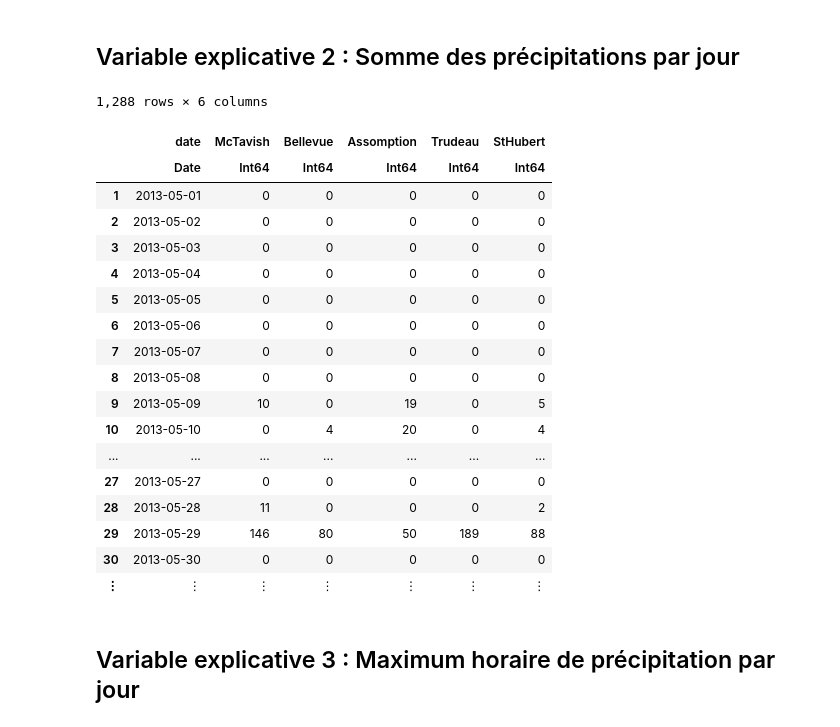
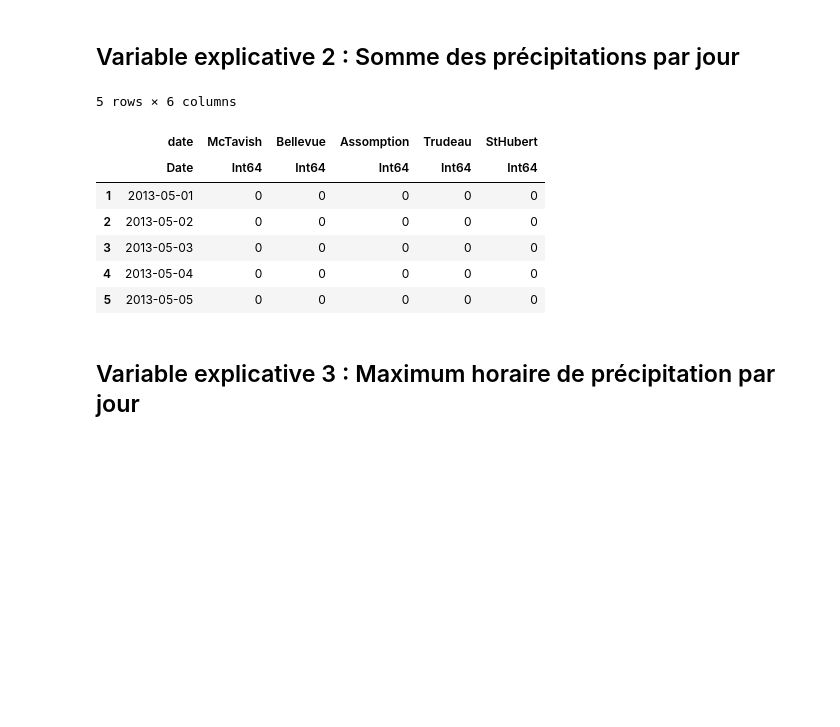
Before and after one commit to thien-ng/MTH3302, a Jupyter notebook: 0.74647_Naive Bayes SKLearn.ipynb, the cells around one changed output. Cells and saved outputs as stored; diff of their text form; code cells hidden in the pictures; blank space fills up the shorter version.

```diff
--- a/0.74647_Naive Bayes SKLearn.ipynb
+++ b/0.74647_Naive Bayes SKLearn.ipynb
@@ -134,29 +137,32 @@ df_ouvrage
 # %% [markdown]
 ## Variable explicative 2 : Somme des précipitations par jour
-# %%
-# Faire la somme des precipitations par rapport a la date
-pcp_sum = by(data_precipitations, :date,  McTavish = :McTavish=>sum, Bellevue = :Bellevue=>sum,
-           Assomption = :Assomption=>sum, Trudeau = :Trudeau=>sum, StHubert = :StHubert=>sum)
-# %% [output]
-1,288 rows × 6 columns
-|  | date | McTavish | Bellevue | Assomption | Trudeau | StHubert |
-|  | Date | Int64 | Int64 | Int64 | Int64 | Int64 |
-| 1 | 2013-05-01 | 0 | 0 | 0 | 0 | 0 |
-| 2 | 2013-05-02 | 0 | 0 | 0 | 0 | 0 |
-| 3 | 2013-05-03 | 0 | 0 | 0 | 0 | 0 |
-| 4 | 2013-05-04 | 0 | 0 | 0 | 0 | 0 |
-| 5 | 2013-05-05 | 0 | 0 | 0 | 0 | 0 |
-| 6 | 2013-05-06 | 0 | 0 | 0 | 0 | 0 |
-| 7 | 2013-05-07 | 0 | 0 | 0 | 0 | 0 |
-| 8 | 2013-05-08 | 0 | 0 | 0 | 0 | 0 |
-| 9 | 2013-05-09 | 10 | 0 | 19 | 0 | 5 |
-| 10 | 2013-05-10 | 0 | 4 | 20 | 0 | 4 |
-| ... | ... | ... | ... | ... | ... | ... |
-| 27 | 2013-05-27 | 0 | 0 | 0 | 0 | 0 |
-| 28 | 2013-05-28 | 11 | 0 | 0 | 0 | 2 |
-| 29 | 2013-05-29 | 146 | 80 | 50 | 189 | 88 |
-| 30 | 2013-05-30 | 0 | 0 | 0 | 0 | 0 |
-| ⋮ | ⋮ | ⋮ | ⋮ | ⋮ | ⋮ | ⋮ |
+# %%
+# Faire la somme des precipitations par rapport a la date
+pcp_sum = by(data_precipitations, :date,  McTavish = :McTavish=>sum, Bellevue = :Bellevue=>sum,
+           Assomption = :Assomption=>sum, Trudeau = :Trudeau=>sum, StHubert = :StHubert=>sum)
+
+# maxMcTavish = findmax(convert(Array, pcp_sum[:,[2]]))[1]
+# maxBellevue = findmax(convert(Array, pcp_sum[:,[3]]))[1]
+# maxAssomption = findmax(convert(Array, pcp_sum[:,[4]]))[1]
+# maxTrudeau = findmax(convert(Array, pcp_sum[:,[5]]))[1]
+# maxStHubert = findmax(convert(Array, pcp_sum[:,[6]]))[1]
+
+# pcp_sum[:McTavish] = [normalizeData(x, 0, maxMcTavish) for x in pcp_sum[:McTavish]]
+# pcp_sum[:Bellevue] = [normalizeData(x, 0, maxMcTavish) for x in pcp_sum[:Bellevue]]
+# pcp_sum[:Assomption] = [normalizeData(x, 0, maxMcTavish) for x in pcp_sum[:Assomption]]
+# pcp_sum[:Trudeau] = [normalizeData(x, 0, maxMcTavish) for x in pcp_sum[:Trudeau]]
+# pcp_sum[:StHubert] = [normalizeData(x, 0, maxMcTavish) for x in pcp_sum[:StHubert]]
+
+first(pcp_sum,5)
+# %% [output]
+5 rows × 6 columns
+|  | date | McTavish | Bellevue | Assomption | Trudeau | StHubert |
+|  | Date | Int64 | Int64 | Int64 | Int64 | Int64 |
+| 1 | 2013-05-01 | 0 | 0 | 0 | 0 | 0 |
+| 2 | 2013-05-02 | 0 | 0 | 0 | 0 | 0 |
+| 3 | 2013-05-03 | 0 | 0 | 0 | 0 | 0 |
+| 4 | 2013-05-04 | 0 | 0 | 0 | 0 | 0 |
+| 5 | 2013-05-05 | 0 | 0 | 0 | 0 | 0 |
 # %% [markdown]
 ## Variable explicative 3 : Maximum horaire de précipitation par jour
 # %%
```
Also changed, not shown: parts of 8 cells of this notebook, 1 other file.
